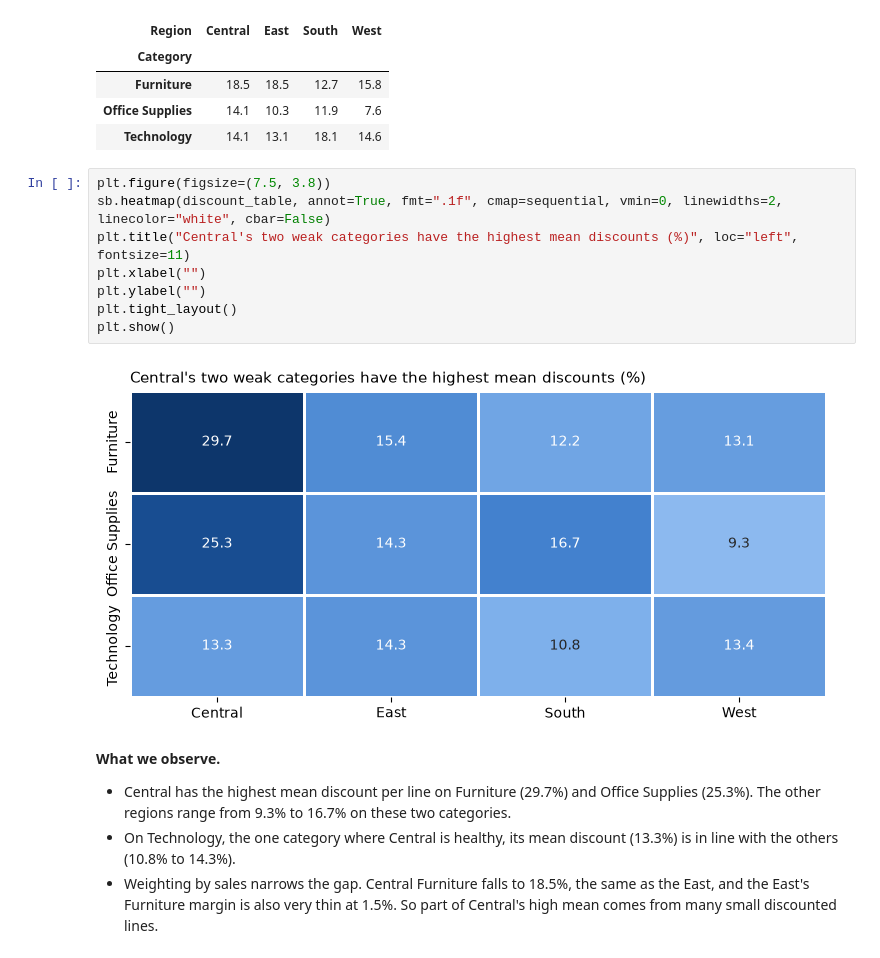
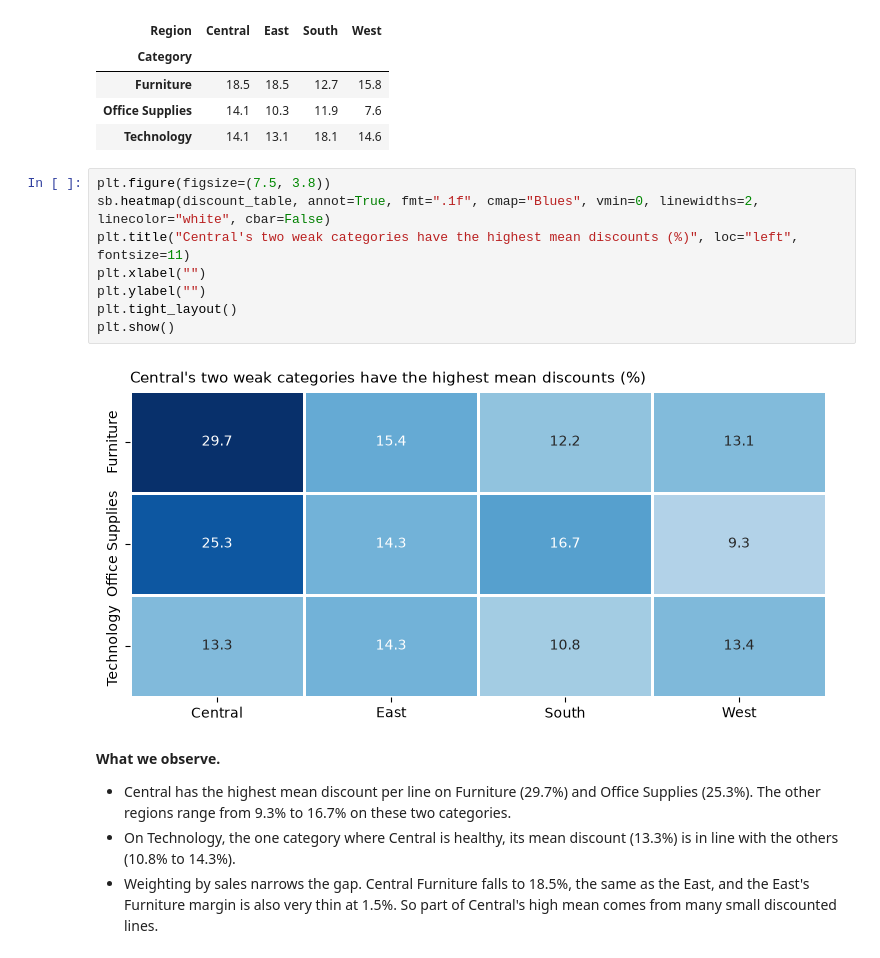
Before and after one commit to lucasorge13/Sales_dataset_emlyon, a Jupyter notebook: part_iii_multivariate_analysis.ipynb, the cells around one changed output. Cells and saved outputs as stored; diff of their text form.

```diff
--- a/part_iii_multivariate_analysis.ipynb
+++ b/part_iii_multivariate_analysis.ipynb
@@ -210,14 +202,14 @@ Sales-weighted discount (%):
 | Technology | 14.1 | 13.1 | 18.1 | 14.6 |
 # %%
 plt.figure(figsize=(7.5, 3.8))
-sb.heatmap(discount_table, annot=True, fmt=".1f", cmap=sequential, vmin=0, linewidths=2, linecolor="white", cbar=False)
+sb.heatmap(discount_table, annot=True, fmt=".1f", cmap="Blues", vmin=0, linewidths=2, linecolor="white", cbar=False)
 plt.title("Central's two weak categories have the highest mean discounts (%)", loc="left", fontsize=11)
 plt.xlabel("")
 plt.ylabel("")
 plt.tight_layout()
 plt.show()
 # %% [output]
-[figure, old version]
+[figure, new version]
 # %% [markdown]
 **What we observe.**
 - Central has the highest mean discount per line on Furniture (29.7%) and Office Supplies (25.3%). The other regions range from 9.3% to 16.7% on these two categories.
```
Also changed, not shown: parts of 4 cells of this notebook.
